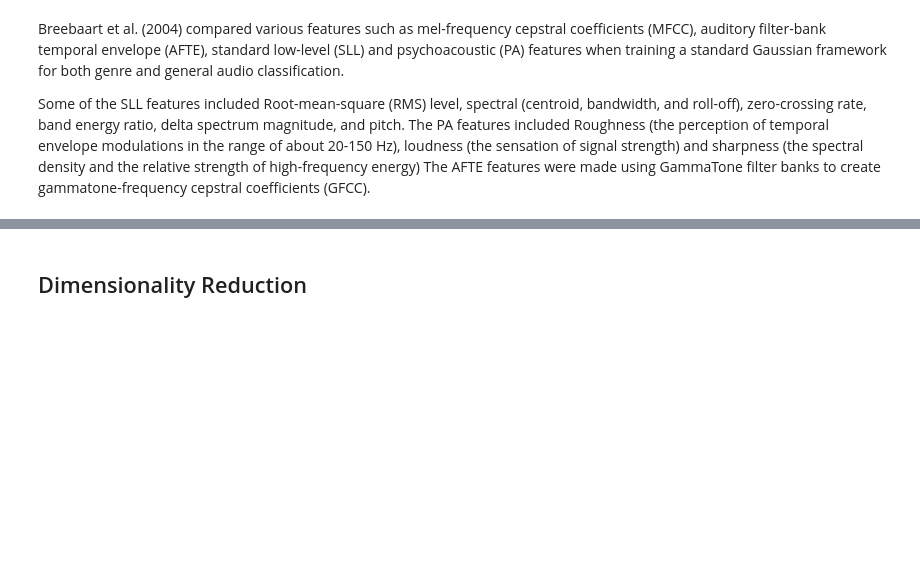
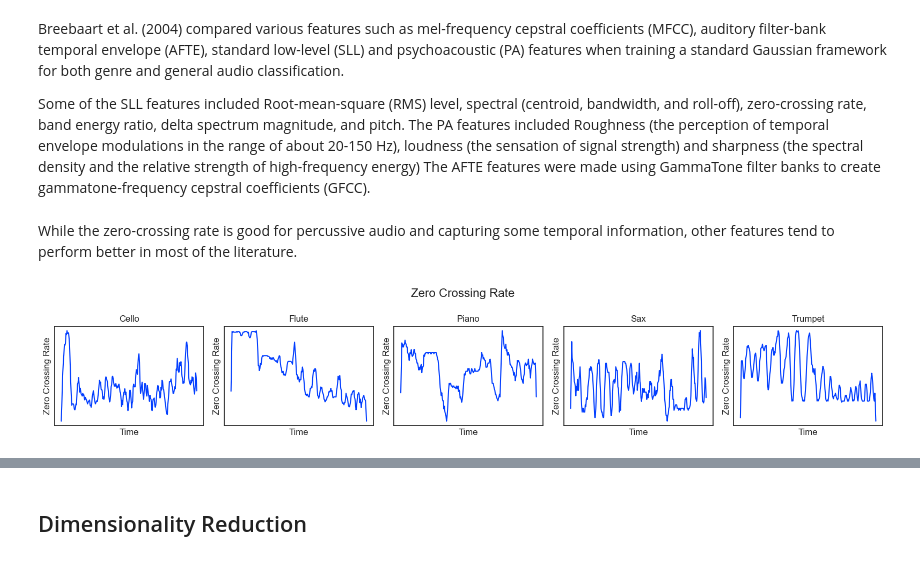
Before and after one commit to harveyf2801/MIR-Instrument-Classification, a Jupyter notebook: main.ipynb, the cells around one changed output, grey strips where cells are left out. Cells and saved outputs as stored; diff of their text form; code cells hidden in the pictures; blank space fills up the shorter version.

```diff
--- a/main.ipynb
+++ b/main.ipynb
@@ -8,3 +165,9 @@ To run the script make sure to first download any python packages required (all
 Breebaart et al. (2004) compared various features such as mel-frequency cepstral coefficients (MFCC), auditory filter-bank temporal envelope (AFTE), standard low-level (SLL) and psychoacoustic (PA) features when training a standard Gaussian framework for both genre and general audio classification.
 
 Some of the SLL features included Root-mean-square (RMS) level, spectral (centroid, bandwidth, and roll-off), zero-crossing rate, band energy ratio, delta spectrum magnitude, and pitch. The PA features included Roughness (the perception of temporal envelope modulations in the range of about 20-150 Hz), loudness (the sensation of signal strength) and sharpness (the spectral density and the relative strength of high-frequency energy) The AFTE features were made using GammaTone filter banks to create gammatone-frequency cepstral coefﬁcients (GFCC).
+# %% [markdown]
+While the zero-crossing rate is good for percussive audio and capturing some temporal information, other features tend to perform better in most of the literature.
+# %%
+plotting.plot_time_feature(tmp_zcs, 'Zero Crossing Rate')
+# %% [output]
+[figure, added]
```
Also changed, not shown: parts of 44 cells of this notebook, 5 other files.
